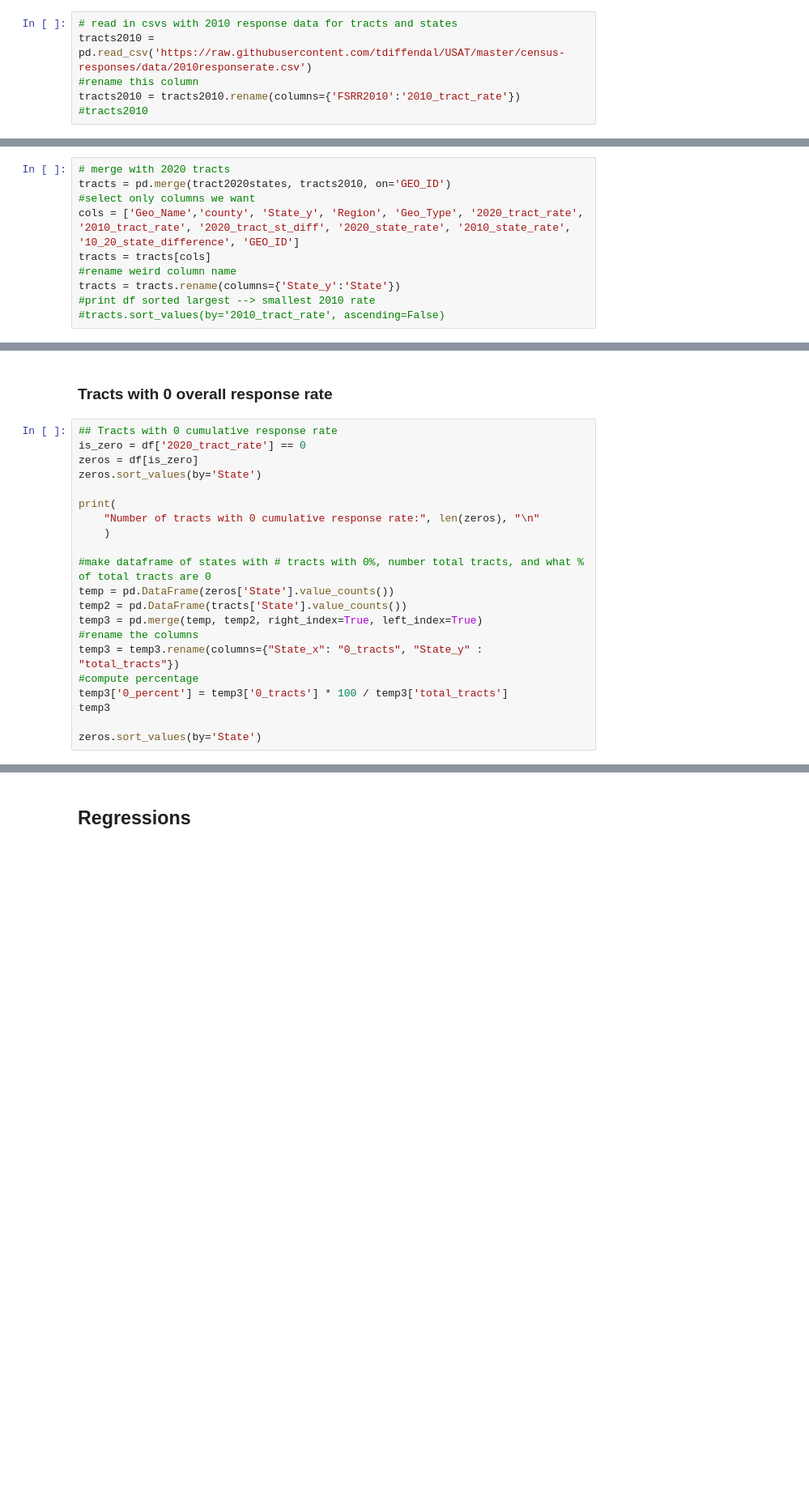
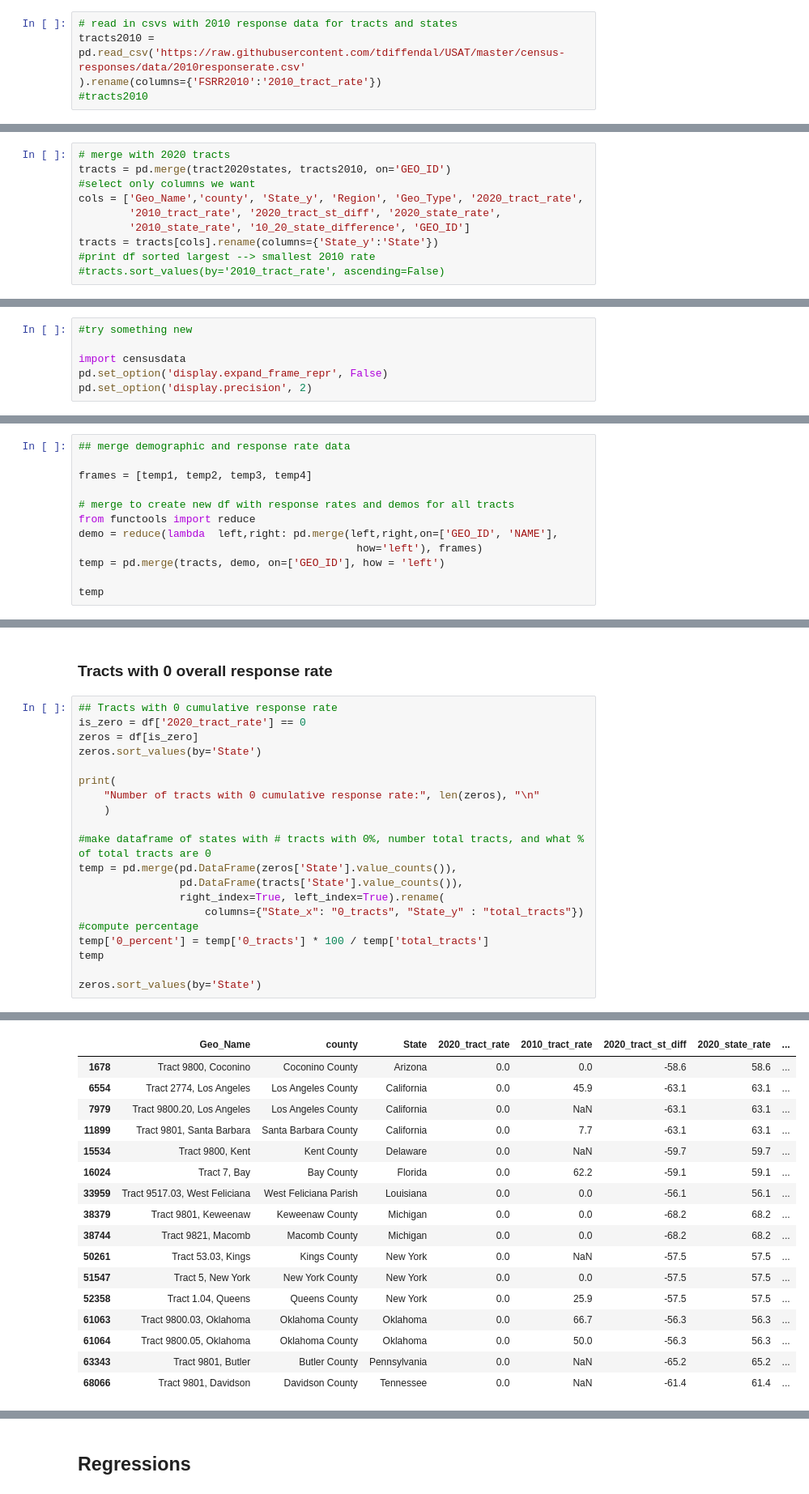
Before and after one commit to tdiffendal/USAT, a Jupyter notebook: census-responses/census_responses_colab.ipynb, the cells around one changed output, grey strips where cells are left out. Shown at 81% size. Saved outputs shown, nothing was run; the diff lists cells and outputs as text; blank space fills up the shorter version.

```diff
--- a/census-responses/census_responses_colab.ipynb
+++ b/census-responses/census_responses_colab.ipynb
@@ -241,9 +169,8 @@ Difference in records: 426
 #### Join 2010 tract rates
 # %%
 # read in csvs with 2010 response data for tracts and states
-tracts2010 = pd.read_csv('https://raw.githubusercontent.com/tdiffendal/USAT/master/census-responses/data/2010responserate.csv')
-#rename this column
-tracts2010 = tracts2010.rename(columns={'FSRR2010':'2010_tract_rate'})
+tracts2010 = pd.read_csv('https://raw.githubusercontent.com/tdiffendal/USAT/master/census-responses/data/2010responserate.csv'
+).rename(columns={'FSRR2010':'2010_tract_rate'})
 #tracts2010
 # %%
 ## difference in row numbers: both tract dfs have 84519 rows, but when joined only 84093
@@ -264,10 +191,10 @@ tracts2010 = tracts2010.rename(columns={'FSRR2010':'2010_tract_rate'})
 # merge with 2020 tracts
 tracts = pd.merge(tract2020states, tracts2010, on='GEO_ID')
 #select only columns we want
-cols = ['Geo_Name','county', 'State_y', 'Region', 'Geo_Type', '2020_tract_rate', '2010_tract_rate', '2020_tract_st_diff', '2020_state_rate', '2010_state_rate', '10_20_state_difference', 'GEO_ID']
-tracts = tracts[cols]
-#rename weird column name
-tracts = tracts.rename(columns={'State_y':'State'})
+cols = ['Geo_Name','county', 'State_y', 'Region', 'Geo_Type', '2020_tract_rate',
+        '2010_tract_rate', '2020_tract_st_diff', '2020_state_rate',
+        '2010_state_rate', '10_20_state_difference', 'GEO_ID']
+tracts = tracts[cols].rename(columns={'State_y':'State'})
 #print df sorted largest --> smallest 2010 rate
 #tracts.sort_values(by='2010_tract_rate', ascending=False)
 # %%
@@ -329,0 +241,6 @@ tracts.sort_values(by='10_20_tract_difference', ascending=False)
+# %%
+#try something new
+
+import censusdata
+pd.set_option('display.expand_frame_repr', False)
+pd.set_option('display.precision', 2)
@@ -406,0 +284,12 @@ Paired length: 65857 Just demo length: 11675 Just tract length: 21989
+# %%
+## merge demographic and response rate data
+
+frames = [temp1, temp2, temp3, temp4]
+
+# merge to create new df with response rates and demos for all tracts
+from functools import reduce
+demo = reduce(lambda  left,right: pd.merge(left,right,on=['GEO_ID', 'NAME'],
+                                            how='left'), frames)
+temp = pd.merge(tracts, demo, on=['GEO_ID'], how = 'left')
+
+temp
@@ -748,13 +785,13 @@ print(
     )
 
 #make dataframe of states with # tracts with 0%, number total tracts, and what % of total tracts are 0
-temp = pd.DataFrame(zeros['State'].value_counts())
-temp2 = pd.DataFrame(tracts['State'].value_counts())
-temp3 = pd.merge(temp, temp2, right_index=True, left_index=True)
-#rename the columns
-temp3 = temp3.rename(columns={"State_x": "0_tracts", "State_y" : "total_tracts"})
+temp = pd.merge(pd.DataFrame(zeros['State'].value_counts()),
+                pd.DataFrame(tracts['State'].value_counts()),
+                right_index=True, left_index=True).rename(
+                    columns={"State_x": "0_tracts", "State_y" : "total_tracts"})
 #compute percentage
-temp3['0_percent'] = temp3['0_tracts'] * 100 / temp3['total_tracts']
-temp3
+temp['0_percent'] = temp['0_tracts'] * 100 / temp['total_tracts']
+temp
 
 zeros.sort_values(by='State')
+# %% [output]
@@ -760,0 +799,17 @@ zeros.sort_values(by='State')
+|  | Geo_Name | county | State | 2020_tract_rate | 2010_tract_rate | 2020_tract_st_diff | 2020_state_rate | ... |
+| 1678 | Tract 9800, Coconino | Coconino County | Arizona | 0.0 | 0.0 | -58.6 | 58.6 | ... |
+| 6554 | Tract 2774, Los Angeles | Los Angeles County | California | 0.0 | 45.9 | -63.1 | 63.1 | ... |
+| 7979 | Tract 9800.20, Los Angeles | Los Angeles County | California | 0.0 | NaN | -63.1 | 63.1 | ... |
+| 11899 | Tract 9801, Santa Barbara | Santa Barbara County | California | 0.0 | 7.7 | -63.1 | 63.1 | ... |
+| 15534 | Tract 9800, Kent | Kent County | Delaware | 0.0 | NaN | -59.7 | 59.7 | ... |
+| 16024 | Tract 7, Bay | Bay County | Florida | 0.0 | 62.2 | -59.1 | 59.1 | ... |
+| 33959 | Tract 9517.03, West Feliciana | West Feliciana Parish | Louisiana | 0.0 | 0.0 | -56.1 | 56.1 | ... |
+| 38379 | Tract 9801, Keweenaw | Keweenaw County | Michigan | 0.0 | 0.0 | -68.2 | 68.2 | ... |
+| 38744 | Tract 9821, Macomb | Macomb County | Michigan | 0.0 | 0.0 | -68.2 | 68.2 | ... |
+| 50261 | Tract 53.03, Kings | Kings County | New York | 0.0 | NaN | -57.5 | 57.5 | ... |
+| 51547 | Tract 5, New York | New York County | New York | 0.0 | 0.0 | -57.5 | 57.5 | ... |
+| 52358 | Tract 1.04, Queens | Queens County | New York | 0.0 | 25.9 | -57.5 | 57.5 | ... |
+| 61063 | Tract 9800.03, Oklahoma | Oklahoma County | Oklahoma | 0.0 | 66.7 | -56.3 | 56.3 | ... |
+| 61064 | Tract 9800.05, Oklahoma | Oklahoma County | Oklahoma | 0.0 | 50.0 | -56.3 | 56.3 | ... |
+| 63343 | Tract 9801, Butler | Butler County | Pennsylvania | 0.0 | NaN | -65.2 | 65.2 | ... |
+| 68066 | Tract 9801, Davidson | Davidson County | Tennessee | 0.0 | NaN | -61.4 | 61.4 | ... |
```
Also changed, not shown: parts of 53 cells of this notebook.
